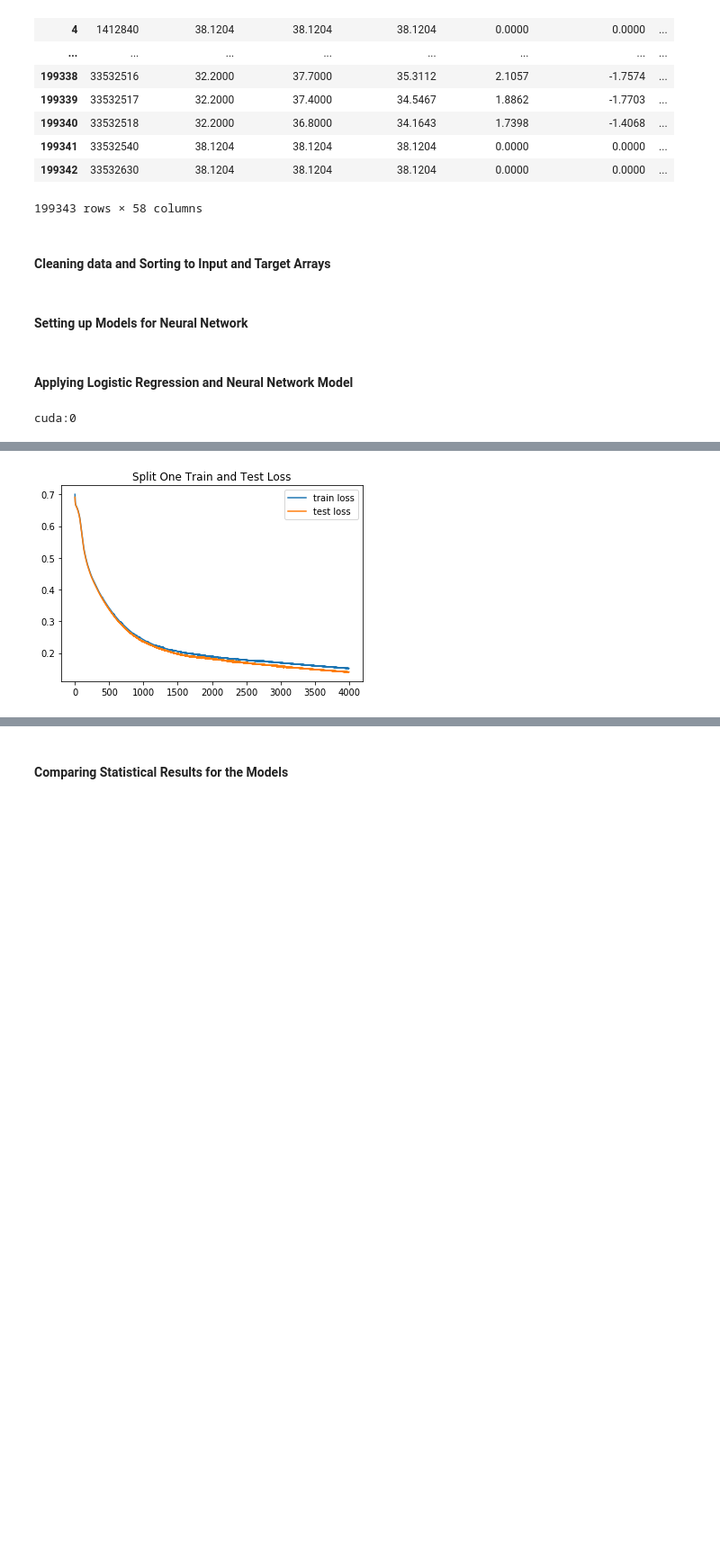
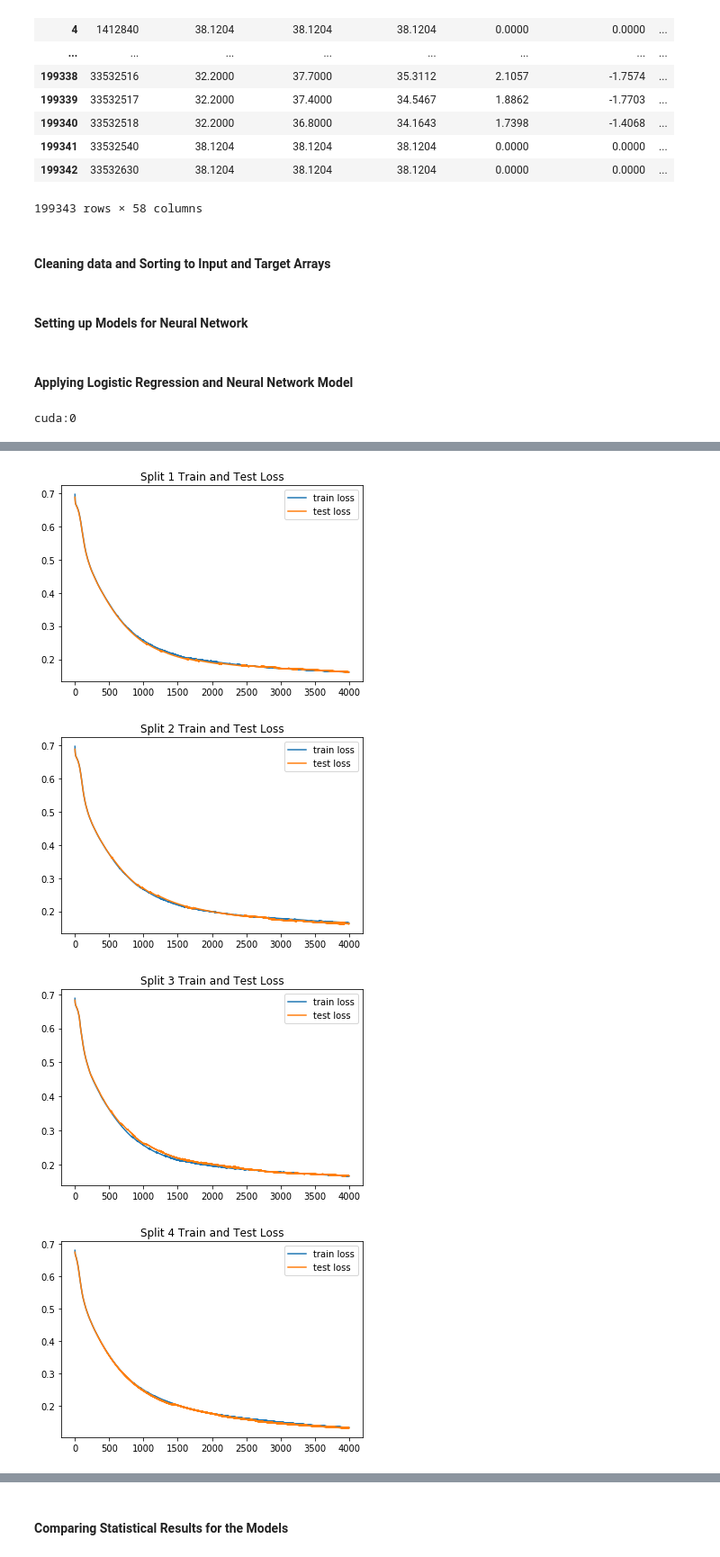
Before and after one commit to StallionsProject/SepsisPrediction, a Jupyter notebook: Jupyter Notebooks/imbalanced_classification.ipynb, the cells around one changed output, grey strips where cells are left out. Shown at 90% size. Drawn from its saved outputs; the diff is of its cells as text; code cells hidden in the pictures; blank space fills up the shorter version.

Commit message:
ran model using split equal to 5

```diff
--- a/Jupyter Notebooks/imbalanced_classification.ipynb
+++ b/Jupyter Notebooks/imbalanced_classification.ipynb
@@ -137,7 +137,7 @@ def random_guessing(inputs):
 
     return prediction
 # %%
-kf = selection.KFold(n_splits=2, shuffle=True)
+kf = selection.KFold(n_splits=5, shuffle=True)
 kf.get_n_splits(x)
 
 f1_lr = []
@@ -271,8 +272,12 @@ Epoch 3500, Train Loss: 0.14412, Test Loss: 0.15929
 # %%
-plt.plot(train_curve[0], label='train loss')
-plt.plot(test_curve[0], label='test loss')
-plt.legend()
-plt.title('Split One Train and Test Loss')
-plt.show()
+for i in range(len(train_curve)):
+    plt.plot(train_curve[i], label='train loss')
+    plt.plot(test_curve[i], label='test loss')
+    plt.legend()
+    plt.title(f'Split {str(i+1)} Train and Test Loss')
+    plt.show()
 # %% [output]
-[figure, old version]
+[figure, new version]
+[figure, added]
+[figure, added]
+[figure, added]
```
Also changed, not shown: parts of 13 cells of this notebook, 1 other file.
